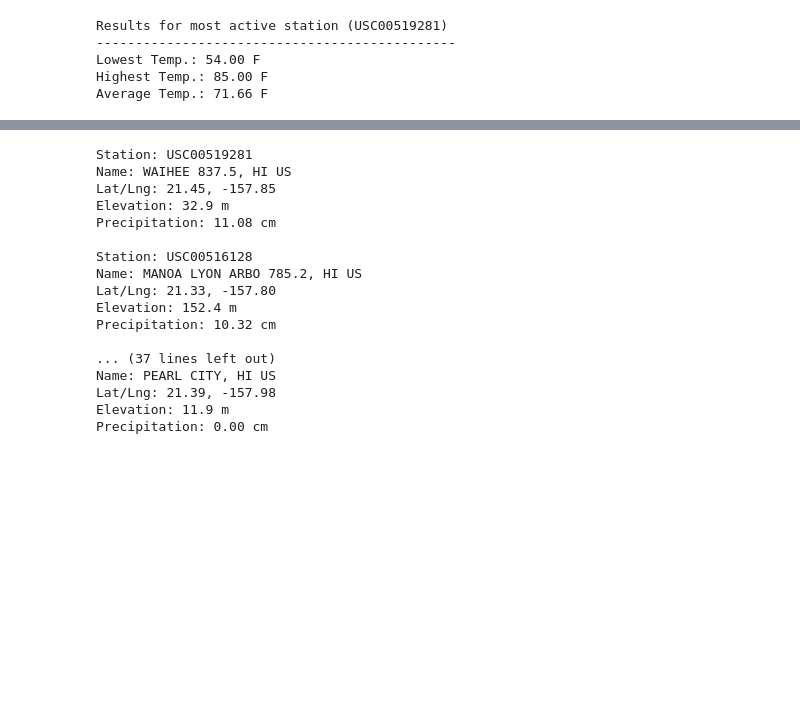
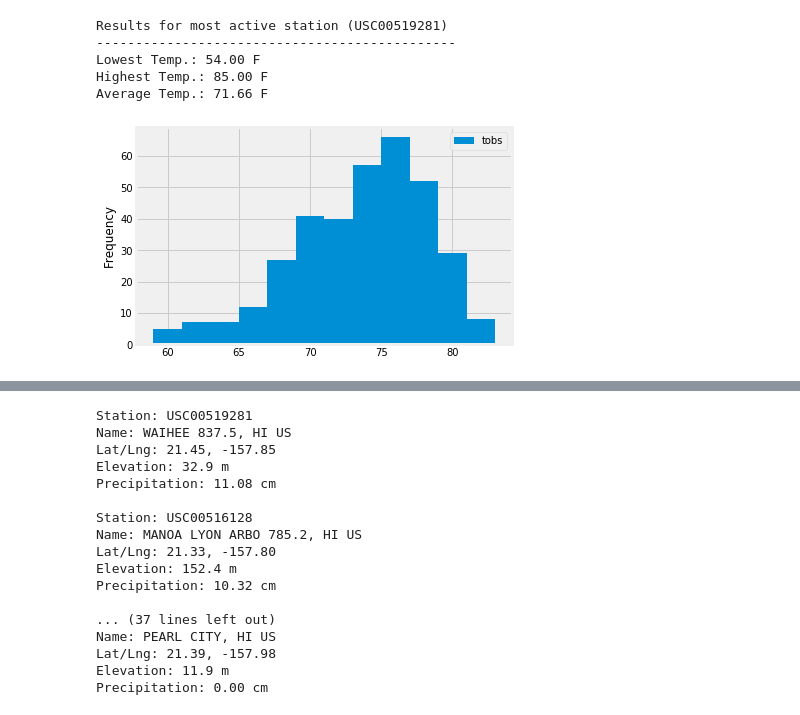
Before and after one commit to robert-rd-wood/Homework-10, a Jupyter notebook: climate.ipynb, the cells around one changed output, grey strips where cells are left out. Drawn from its saved outputs; the diff is of its cells as text; code cells hidden in the pictures; blank space fills up the shorter version.

```diff
--- a/climate.ipynb
+++ b/climate.ipynb
@@ -224,3 +223,27 @@ Results for most active station (USC00519281)
 Lowest Temp.: 54.00 F
 Highest Temp.: 85.00 F
 Average Temp.: 71.66 F
+# %%
+# Choose the station with the highest number of temperature observations.
+
+# Query to find and store the station with the highest number of tobs
+highest_tobs = session.query(Measurement.station, func.count(Measurement.tobs)).\
+    group_by(Measurement.station).\
+    order_by(func.count(Measurement.tobs).desc()).all()[0][0]
+
+# Query the last 12 months of temperature observation data for this station and plot the results as a histogram
+
+# Query to find and store tobs data for this station
+tobs = session.query(Measurement.tobs).\
+    filter(Measurement.station == highest_tobs).\
+    filter(Measurement.date >= year_ago).\
+    filter(Measurement.date <= query_date).all()
+
+# Create a DataFrame
+tobs_df = pd.DataFrame(tobs, columns=['tobs'])
+
+# Plot the histogram
+tobs_df.plot.hist(bins=12)
+plt.show()
+# %% [output]
+[figure, added]
```
Also changed, not shown: parts of 7 cells of this notebook, 1 other file.
